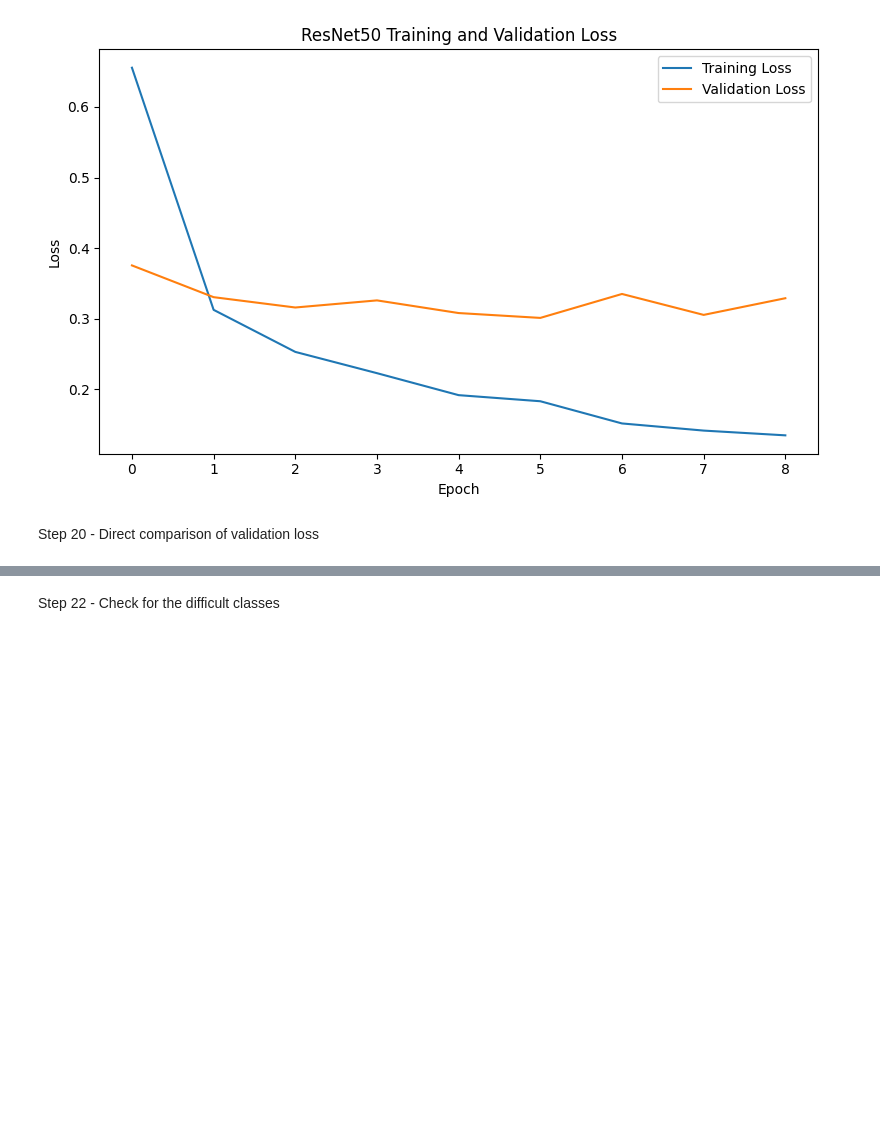
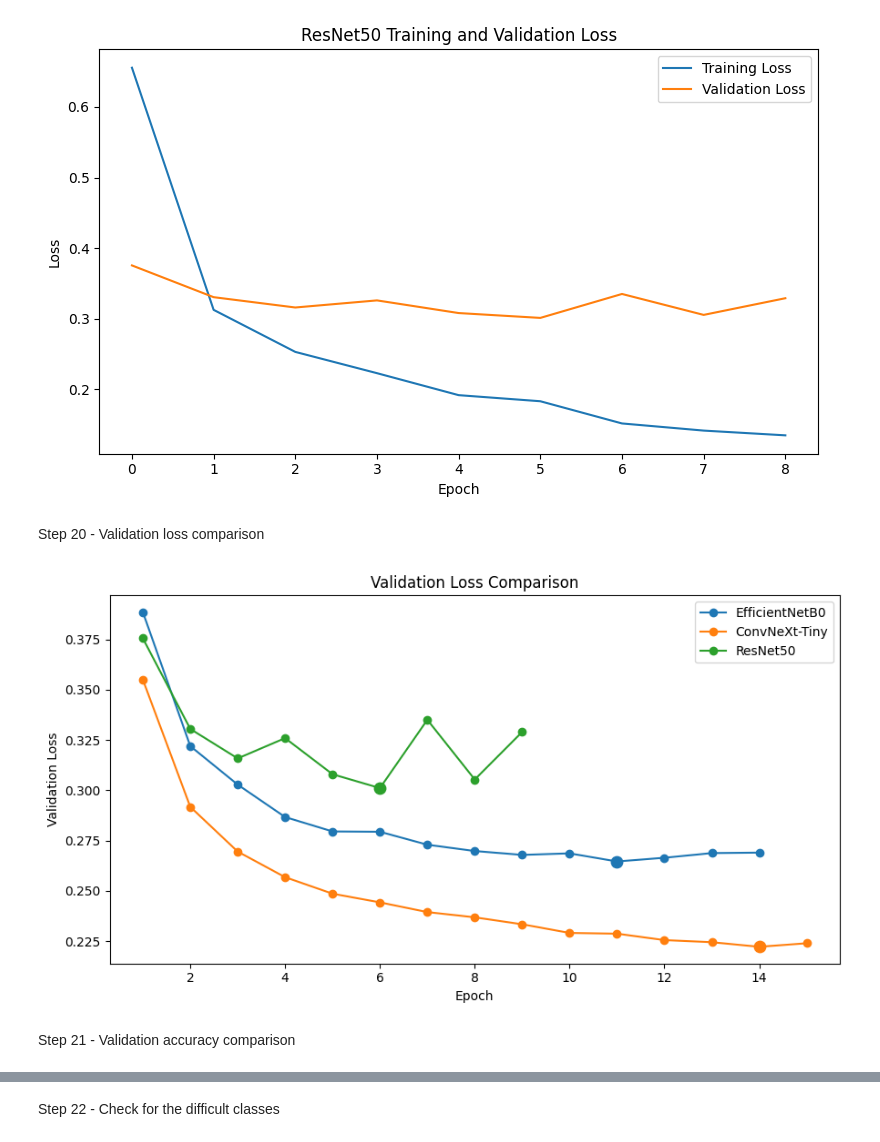
Before and after one commit to ThumulaRumesh/Smart-Homes---Indoor-Scene-Recognition-from-Images---CNN, a Jupyter notebook: 07_Evaluation_&_Comparison.ipynb, the cells around one changed output, grey strips where cells are left out. Drawn from its saved outputs; the diff is of its cells as text; code cells hidden in the pictures; blank space fills up the shorter version.

```diff
--- a/07_Evaluation_&_Comparison.ipynb
+++ b/07_Evaluation_&_Comparison.ipynb
@@ -424,7 +424,39 @@ for model_name, result in results.items():
 [figure]
 [figure]
 # %% [markdown]
-Step 20 - Direct comparison of validation loss
+Step 20 - Validation loss comparison
+# %%
+plt.figure(figsize=(9, 5))
+
+for model_name, result in results.items():
+
+    val_loss = result["history"]["val_loss"]
+    best_epoch = result["best_epoch"]
+    best_loss = result["best_val_loss"]
+
+    plt.plot(
+        range(1, len(val_loss) + 1),
+        val_loss,
+        marker="o",
+        label=model_name
+    )
+
+    plt.scatter(
+        best_epoch,
+        best_loss,
+        s=80
+    )
+
+plt.xlabel("Epoch")
+plt.ylabel("Validation Loss")
+plt.title("Validation Loss Comparison")
+plt.legend()
+plt.tight_layout()
+plt.show()
+# %% [output]
+[figure, added]
+# %% [markdown]
+Step 21 - Validation accuracy comparison
 # %%
 plt.figure(figsize=(9, 5))
 
```
Also changed, not shown: parts of 22 cells of this notebook.
